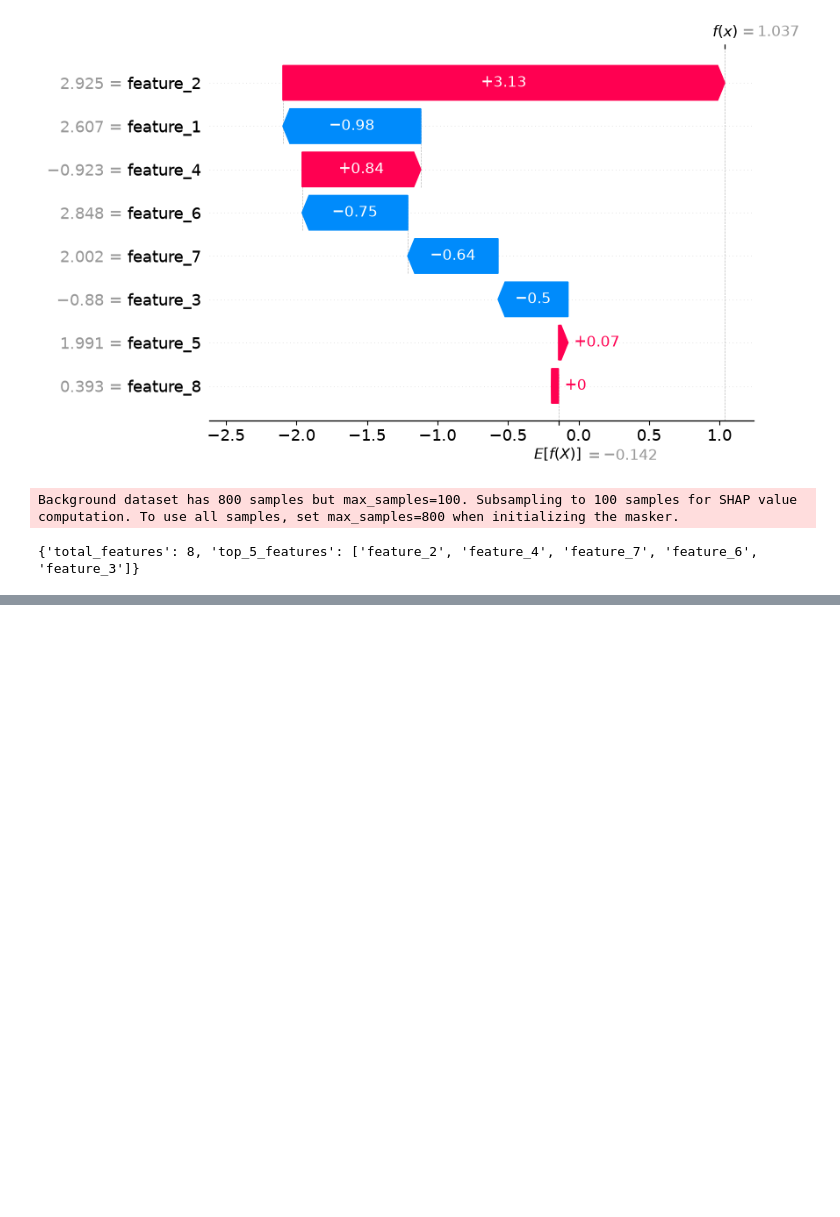
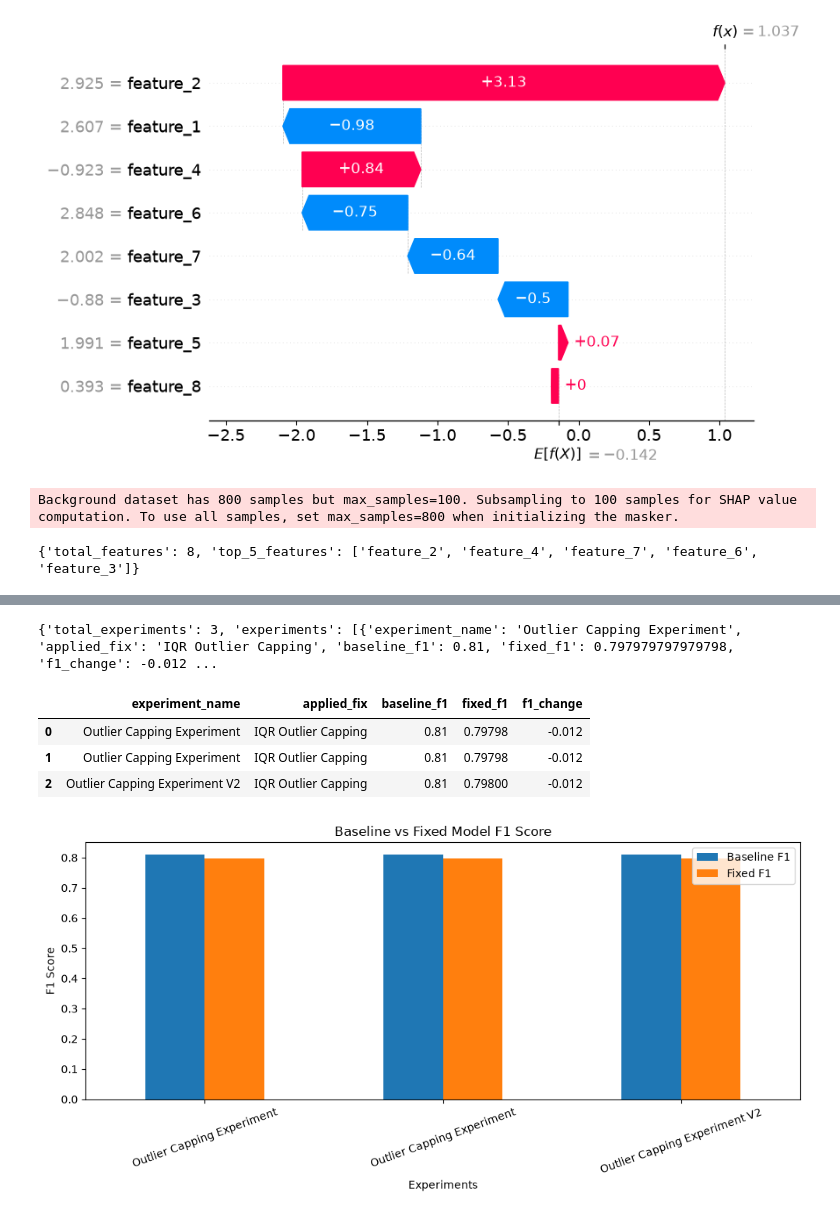
Before and after one commit to Anushka7237/ModelLens, a Jupyter notebook: notebooks/modelens_v1.ipynb, the cells around one changed output, grey strips where cells are left out. Drawn from its saved outputs; the diff is of its cells as text; code cells hidden in the pictures; blank space fills up the shorter version.

```diff
--- a/notebooks/modelens_v1.ipynb
+++ b/notebooks/modelens_v1.ipynb
@@ -1456,0 +1658,45 @@ print(shap_summary)
+# %%
+import importlib
+import src.experiment_tracker
+
+importlib.reload(src.experiment_tracker)
+
+from src.experiment_tracker import get_experiment_summary
+
+experiment_summary = get_experiment_summary()
+
+print(experiment_summary)
+# %% [output]
+{'total_experiments': 3, 'experiments': [{'experiment_name': 'Outlier Capping Experiment', 'applied_fix': 'IQR Outlier Capping', 'baseline_f1': 0.81, 'fixed_f1': 0.797979797979798, 'f1_change': -0.012 ...
+# %%
+import pandas as pd
+
+history_df = pd.DataFrame(
+    experiment_summary["experiments"]
+)
+
+history_df
+# %% [output]
+|  | experiment_name | applied_fix | baseline_f1 | fixed_f1 | f1_change |
+| 0 | Outlier Capping Experiment | IQR Outlier Capping | 0.81 | 0.79798 | -0.012 |
+| 1 | Outlier Capping Experiment | IQR Outlier Capping | 0.81 | 0.79798 | -0.012 |
+| 2 | Outlier Capping Experiment V2 | IQR Outlier Capping | 0.81 | 0.79800 | -0.012 |
+# %%
+import matplotlib.pyplot as plt
+
+history_df.plot(
+    x="experiment_name",
+    y=["baseline_f1", "fixed_f1"],
+    kind="bar",
+    figsize=(10, 5),
+    title="Baseline vs Fixed Model F1 Score"
+)
+
+plt.ylabel("F1 Score")
+plt.xlabel("Experiments")
+plt.xticks(rotation=20)
+plt.legend(["Baseline F1", "Fixed F1"])
+plt.tight_layout()
+plt.show()
+# %% [output]
+[figure, added]
```
Also changed, not shown: parts of 49 cells of this notebook, 17 other files.
